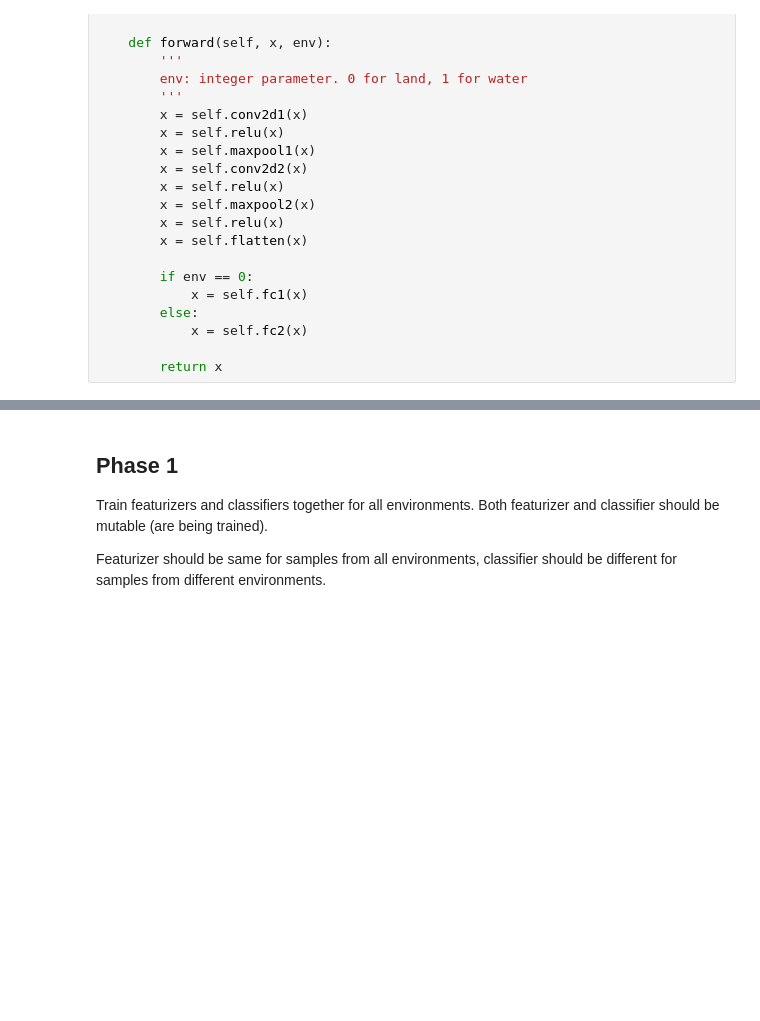
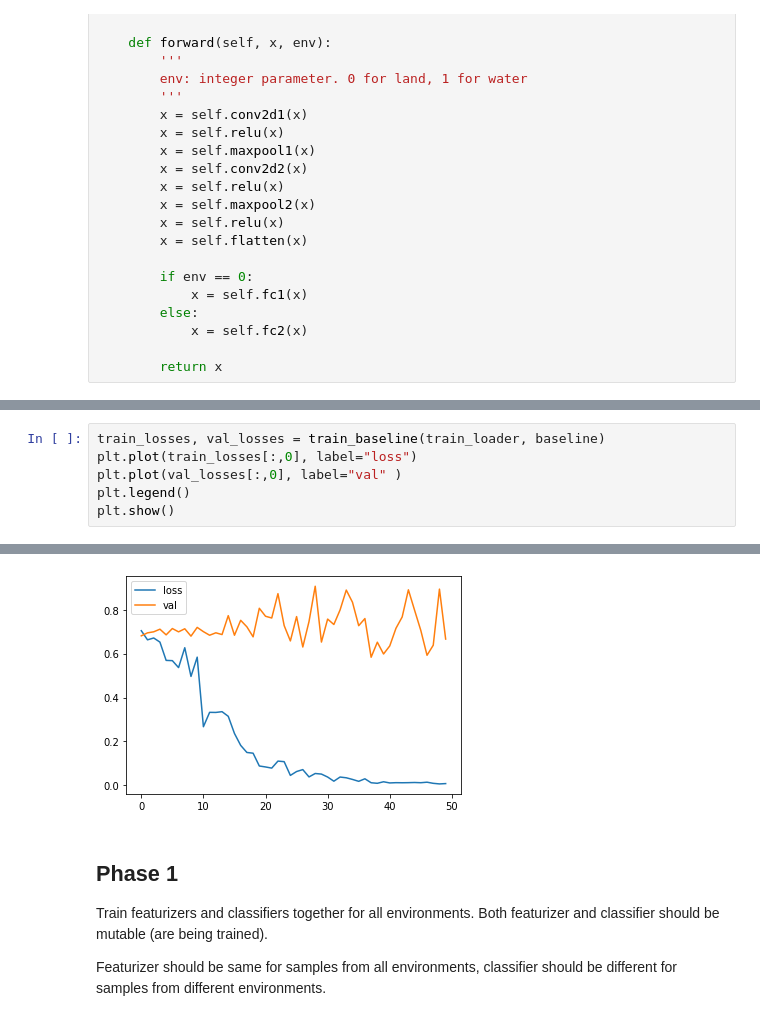
Before and after one commit to janezdu/irm, a Jupyter notebook: 2phase.ipynb, the cells around one changed output, grey strips where cells are left out. Drawn from its saved outputs; the diff is of its cells as text; blank space fills up the shorter version.

```diff
--- a/2phase.ipynb
+++ b/2phase.ipynb
@@ -303,0 +278,7 @@ Average Validation Loss: 0.005351968575268984;
+# %%
+train_losses, val_losses = train_baseline(train_loader, baseline)
+plt.plot(train_losses[:,0], label="loss")
+plt.plot(val_losses[:,0], label="val" )
+plt.legend()
+plt.show()
+# %% [output]
@@ -304,3 +290,4 @@ Average Validation Loss: 0.005351968575268984;
+[figure, added]
 # %% [markdown]
 ## Phase 1
 Train featurizers and classifiers together for all environments.
```
Also changed, not shown: parts of 14 cells of this notebook, 1 other file.
